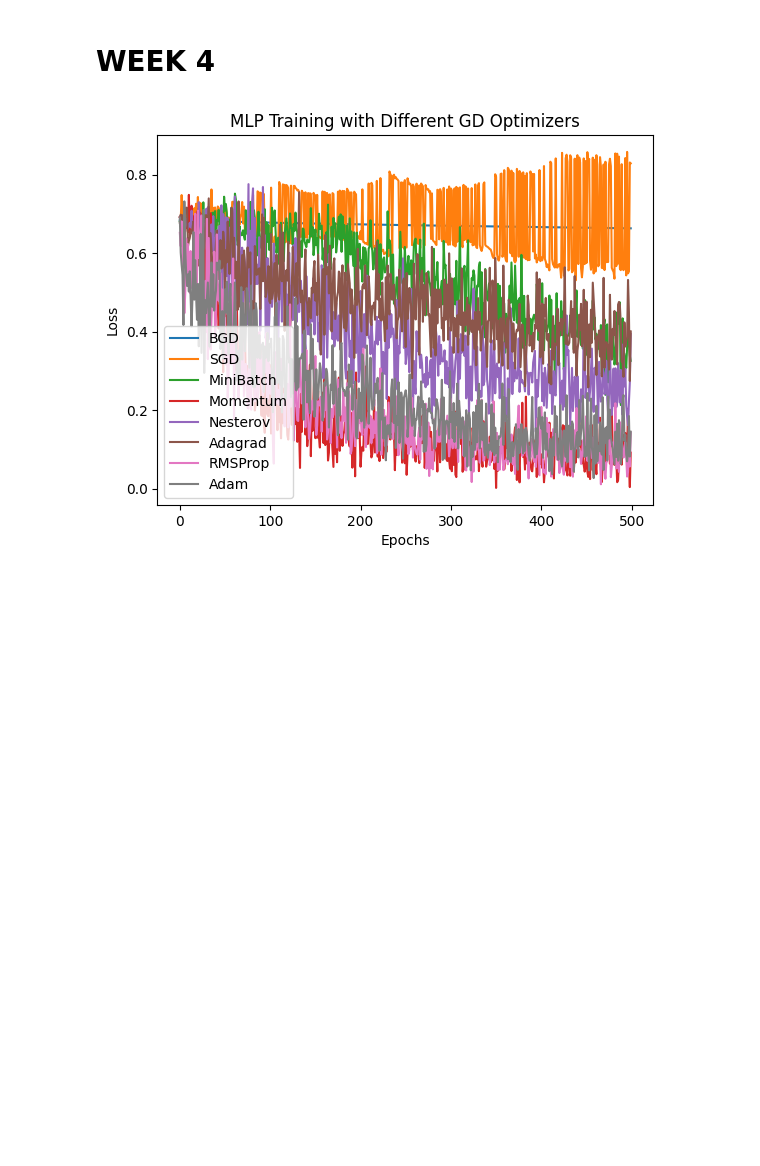
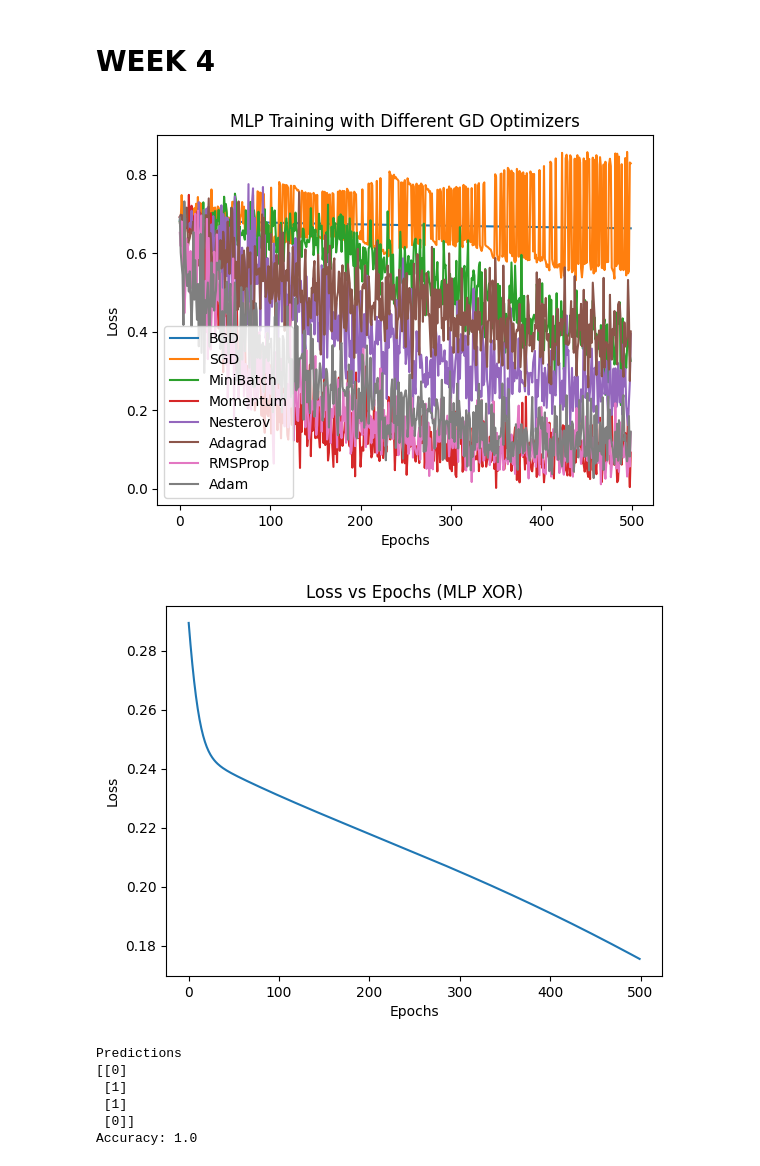
Before and after one commit to Praharshita1275/deep_learning_practice, a Jupyter notebook: deep_learning_sem6.ipynb, the cells around one changed output. Cells and saved outputs as stored; diff of their text form; code cells hidden in the pictures; blank space fills up the shorter version.

```diff
--- a/deep_learning_sem6.ipynb
+++ b/deep_learning_sem6.ipynb
@@ -1614,6 +1614,7 @@ weighted avg       0.97      0.97      0.97       360
 # %% [markdown]
 # WEEK 4
 # %%
+#14)
 #Implement the MLP using the Types of GD (BGD,SGD,Mini BatchGD, SGD with Momentum, SGD with Nesterov,Adagrad, RMSProp,Adadelta and Adam)
 #for learning XOR operation.Also experiment on your own dataset and write your observations for each of the optimizing techniques by comparing.
 
@@ -1748,30 +1749,107 @@ def train(optimizer="BGD", lr=0.01, epochs=500, batch_size=32):
                 mW2_hat = mW2/(1-beta1**(epoch+1))
                 GW1_hat = GW1/(1-beta2**(epoch+1))
                 GW2_hat = GW2/(1-beta2**(epoch+1))
 
                 W1 -= lr*mW1_hat/(np.sqrt(GW1_hat)+eps)
                 W2 -= lr*mW2_hat/(np.sqrt(GW2_hat)+eps)
                 b1 -= lr*db1; b2 -= lr*db2
 
         losses.append(loss)
 
     return losses
 
 # -----------------------------
 # Run all optimizers
 # -----------------------------
 optimizers = ["BGD", "SGD", "MiniBatch", "Momentum", "Nesterov",
               "Adagrad", "RMSProp", "Adam"]
 
 plt.figure()
 for opt in optimizers:
     loss = train(optimizer=opt, lr=0.01)
     plt.plot(loss, label=opt)
 
 plt.xlabel("Epochs")
 plt.ylabel("Loss")
 plt.title("MLP Training with Different GD Optimizers")
 plt.legend()
 plt.show()
+
+
+
+import numpy as np
+import matplotlib.pyplot as plt
+
+X = np.array([[0,0],[0,1],[1,0],[1,1]])
+y = np.array([[0],[1],[1],[0]])
+
+def sigmoid(z):
+    return 1/(1+np.exp(-z))
+
+def sigmoid_derivative(z):
+    return z*(1-z)
+
+def init_params():
+    W1=np.random.randn(2,4)
+    b1=np.zeros((1,4))
+    W2=np.random.randn(4,1)
+    b2=np.zeros((1,1))
+    return W1,b1,W2,b2
+
+def train(lr=0.1,epochs=500):
+    W1,b1,W2,b2=init_params()
+    losses=[]
+
+    for i in range(epochs):
+        z1=X@W1+b1
+        a1=sigmoid(z1)
+        z2=a1@W2+b2
+        y_hat=sigmoid(z2)
+
+        loss=np.mean((y-y_hat)**2)
+        losses.append(loss)
+
+        d2=(y_hat-y)*sigmoid_derivative(y_hat)
+        dW2=a1.T@d2
+        db2=np.sum(d2,axis=0)
+
+        d1=d2@W2.T*sigmoid_derivative(a1)
+        dW1=X.T@d1
+        db1=np.sum(d1,axis=0)
+
+        W1-=lr*dW1
+        W2-=lr*dW2
+        b1-=lr*db1
+        b2-=lr*db2
+
+    return W1,b1,W2,b2,losses
+
+W1,b1,W2,b2,loss=train()
+
+plt.plot(loss)
+plt.title("Loss vs Epochs (MLP XOR)")
+plt.xlabel("Epochs")
+plt.ylabel("Loss")
+plt.show()
+
+z1=X@W1+b1
+a1=sigmoid(z1)
+z2=a1@W2+b2
+pred=sigmoid(z2)
+
+pred_labels=(pred>0.5).astype(int)
+
+accuracy=np.mean(pred_labels==y)
+
+print("Predictions")
+print(pred_labels)
+print("Accuracy:",accuracy)
 # %% [output]
 [figure]
+[figure, added]
+Predictions
+[[0]
+ [1]
+ [1]
+ [0]]
+Accuracy: 1.0
```
Also changed, not shown: parts of 6 cells of this notebook.
